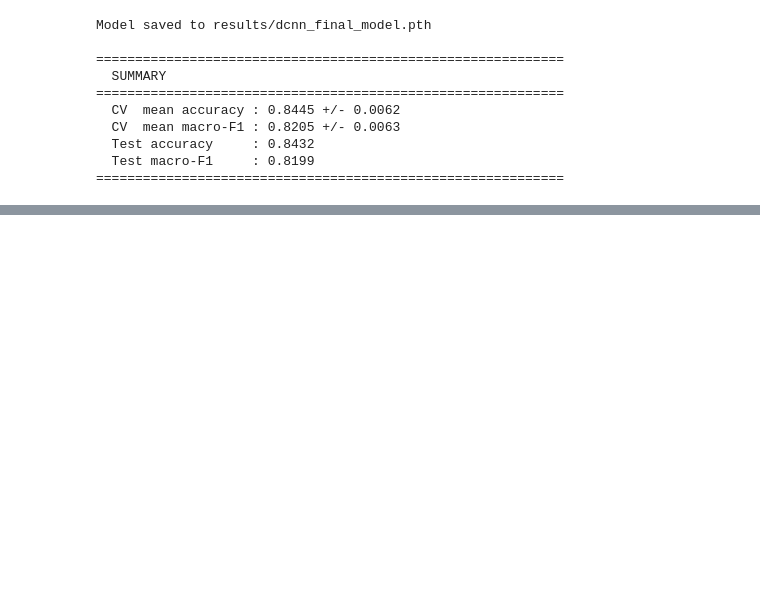
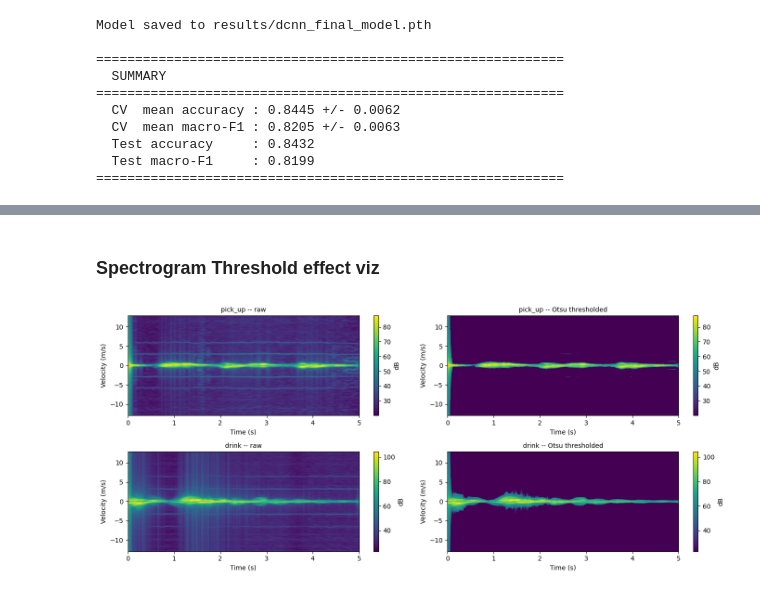
Before and after one commit to sirishhublikar/human-activity-classification, a Jupyter notebook: code/sirish/main.ipynb, the cells around one changed output, grey strips where cells are left out. Drawn from its saved outputs; the diff is of its cells as text; code cells hidden in the pictures; blank space fills up the shorter version.

Commit message:
Otsu, whole spectrogram

```diff
--- a/code/sirish/main.ipynb
+++ b/code/sirish/main.ipynb
@@ -733,0 +704,49 @@ Model saved to results/dcnn_final_model.pth
+# %% [markdown]
+### Spectrogram Threshold effect viz
+# %%
+import numpy as np
+import matplotlib.pyplot as plt
+import sys
+sys.path.insert(0, '../../code/shared')   # adjust path to match your layout
+
+from data_loader       import load_dat_file, parse_filename
+from signal_processing import compute_spectrogram, otsu_threshold
+
+# Pick one file per class to visualise -- change paths to match your data dir
+sample_files = {
+    'pick_up':  '../../data/1 December 2017 Dataset/5P42A05R03.dat',
+    'drink':  '../../data/1 December 2017 Dataset/4P36A04R01.dat',
+}
+
+fig, axes = plt.subplots(len(sample_files), 2,
+                          figsize=(14, 3 * len(sample_files)))
+
+for row, (activity, fpath) in enumerate(sample_files.items()):
+    radar = load_dat_file(fpath)
+    spec, d_axis, t_axis = compute_spectrogram(radar, apply_threshold=False)
+
+    spec_db_raw    = 20 * np.log10(spec + 1e-10)
+    spec_thresh    = otsu_threshold(spec)
+    spec_db_thresh = 20 * np.log10(spec_thresh + 1e-10)
+
+    extent = [t_axis[0], t_axis[-1], d_axis[-1], d_axis[0]]
+    vmin, vmax = spec_db_raw.min(), spec_db_raw.max()
+
+    for col, (img, title) in enumerate([
+        (spec_db_raw,    f'{activity} -- raw'),
+        (spec_db_thresh, f'{activity} -- Otsu thresholded'),
+    ]):
+        ax = axes[row, col]
+        im = ax.imshow(img, aspect='auto', origin='upper',
+                       extent=extent, vmin=vmin, vmax=vmax,
+                       cmap='viridis')
+        ax.set_title(title, fontsize=10)
+        ax.set_xlabel('Time (s)')
+        ax.set_ylabel('Velocity (m/s)')
+        plt.colorbar(im, ax=ax, label='dB')
+
+plt.tight_layout()
+plt.savefig('threshold_comparison.png', dpi=150)
+plt.show()
+# %% [output]
+[figure, added]
```
Also changed, not shown: parts of 15 cells of this notebook, 19 other files.
